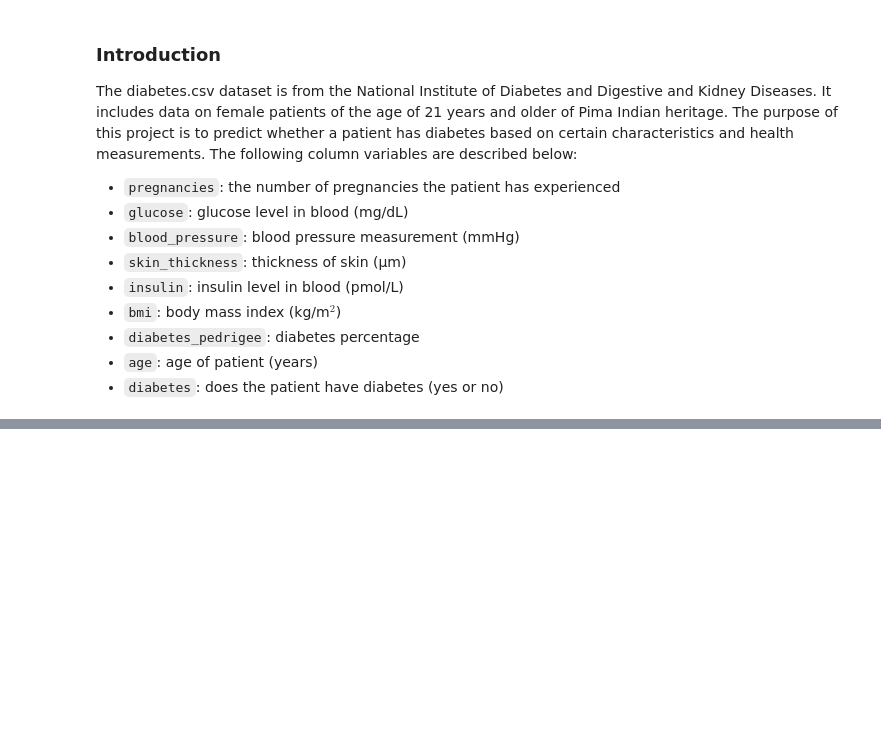
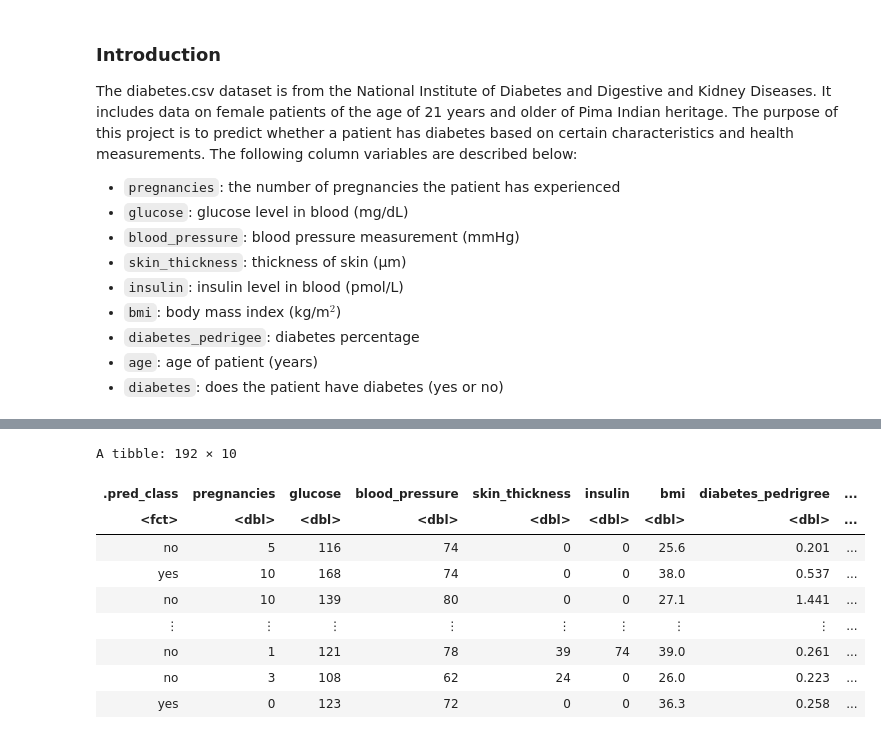
Before and after one commit to jennalenoble/covid_data, a Jupyter notebook: diabetes_classification.ipynb, the cells around one changed output, grey strips where cells are left out. Drawn from its saved outputs; the diff is of its cells as text; code cells hidden in the pictures; blank space fills up the shorter version.

```diff
--- a/diabetes_classification.ipynb
+++ b/diabetes_classification.ipynb
@@ -78,0 +67,32 @@ A tibble: 768 × 9
+# %%
+diabetes_split <- initial_split(diabetes_data, prop = 0.75, strata = diabetes)
+diabetes_train <- training(diabetes_split)
+diabetes_test <- testing(diabetes_split)
+# %%
+knn_spec <- nearest_neighbor(weight_func = "rectangular", neighbors = 5) |>
+       set_engine("kknn") |>
+       set_mode("classification")
+
+diabetes_data_recipe <- recipe(diabetes ~ ., data = diabetes_data) |>
+                        step_scale(all_predictors()) |>
+                        step_center(all_predictors())
+
+diabetes_fit <- workflow() |>
+          add_recipe(diabetes_data_recipe) |>
+          add_model(knn_spec) |>
+          fit(data = diabetes_data)
+# %%
+diabetes_test_predictions <- predict(diabetes_fit , diabetes_test) |>
+       bind_cols(diabetes_test)
+diabetes_test_predictions
+# %% [output]
+A tibble: 192 × 10
+| .pred_class | pregnancies | glucose | blood_pressure | skin_thickness | insulin | bmi | diabetes_pedrigree | ... |
+| <fct> | <dbl> | <dbl> | <dbl> | <dbl> | <dbl> | <dbl> | <dbl> | ... |
+| no | 5 | 116 | 74 | 0 | 0 | 25.6 | 0.201 | ... |
+| yes | 10 | 168 | 74 | 0 | 0 | 38.0 | 0.537 | ... |
+| no | 10 | 139 | 80 | 0 | 0 | 27.1 | 1.441 | ... |
+| ⋮ | ⋮ | ⋮ | ⋮ | ⋮ | ⋮ | ⋮ | ⋮ | ... |
+| no | 1 | 121 | 78 | 39 | 74 | 39.0 | 0.261 | ... |
+| no | 3 | 108 | 62 | 24 | 0 | 26.0 | 0.223 | ... |
+| yes | 0 | 123 | 72 | 0 | 0 | 36.3 | 0.258 | ... |
```
Also changed, not shown: parts of 4 cells of this notebook.
